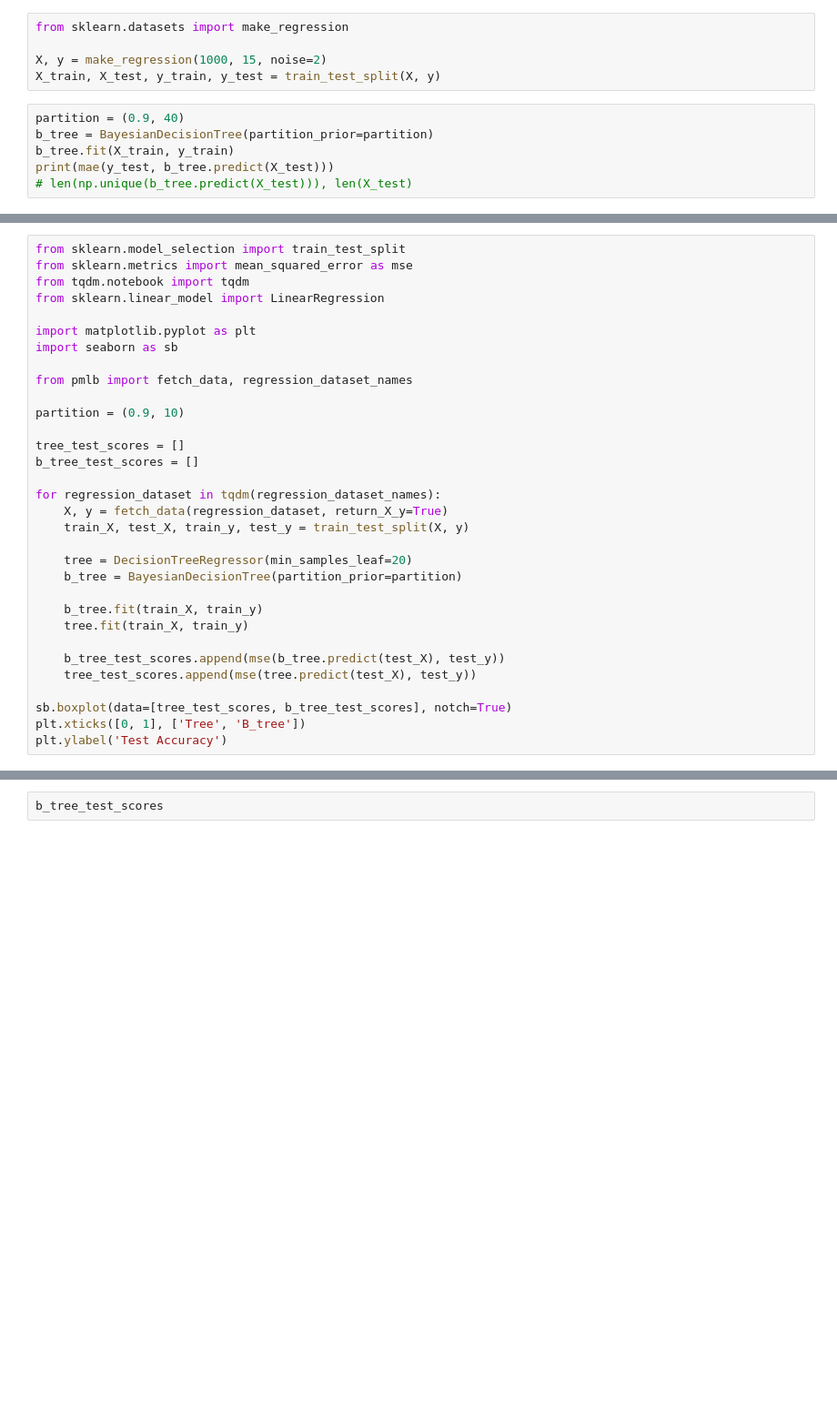
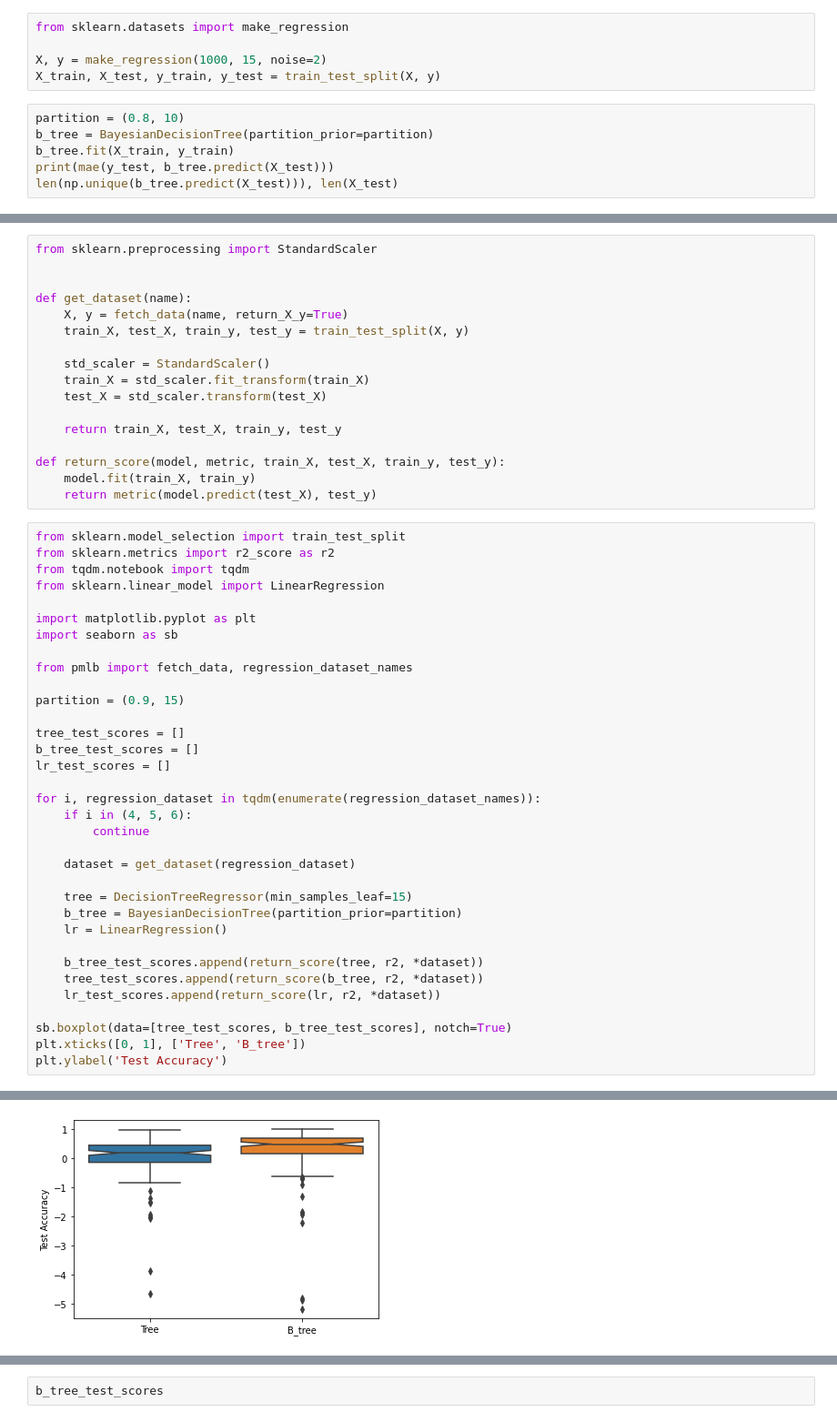
Before and after one commit to Hlibisev/bayesian_regression_tree, a Jupyter notebook: test.ipynb, the cells around one changed output, grey strips where cells are left out. Shown: that part at 91% size. Cells and saved outputs as stored; diff of their text form; blank space fills up the shorter version.

```diff
--- a/test.ipynb
+++ b/test.ipynb
@@ -128,9 +107,9 @@ from sklearn.datasets import make_regression
 X, y = make_regression(1000, 15, noise=2)
 X_train, X_test, y_train, y_test = train_test_split(X, y)
 # %%
-partition = (0.9, 40)
+partition = (0.8, 10)
 b_tree = BayesianDecisionTree(partition_prior=partition)
 b_tree.fit(X_train, y_train)
 print(mae(y_test, b_tree.predict(X_test)))
-# len(np.unique(b_tree.predict(X_test))), len(X_test)
+len(np.unique(b_tree.predict(X_test))), len(X_test)
 # %% [output]
@@ -154,6 +132,23 @@ from pmlb import regression_dataset_names
+# %%
+from sklearn.preprocessing import StandardScaler
+
+
+def get_dataset(name):
+    X, y = fetch_data(name, return_X_y=True)
+    train_X, test_X, train_y, test_y = train_test_split(X, y)
+
+    std_scaler = StandardScaler()
+    train_X = std_scaler.fit_transform(train_X)
+    test_X = std_scaler.transform(test_X)
+
+    return train_X, test_X, train_y, test_y
+
+def return_score(model, metric, train_X, test_X, train_y, test_y):
+    model.fit(train_X, train_y)
+    return metric(model.predict(test_X), test_y)
 # %%
 from sklearn.model_selection import train_test_split
-from sklearn.metrics import mean_squared_error as mse
+from sklearn.metrics import r2_score as r2
 from tqdm.notebook import tqdm
 from sklearn.linear_model import LinearRegression
 
@@ -162,23 +157,25 @@ import seaborn as sb
 
 from pmlb import fetch_data, regression_dataset_names
 
-partition = (0.9, 10)
+partition = (0.9, 15)
 
 tree_test_scores = []
 b_tree_test_scores = []
+lr_test_scores = []
 
-for regression_dataset in tqdm(regression_dataset_names):
-    X, y = fetch_data(regression_dataset, return_X_y=True)
-    train_X, test_X, train_y, test_y = train_test_split(X, y)
+for i, regression_dataset in tqdm(enumerate(regression_dataset_names)):
+    if i in (4, 5, 6):
+        continue
 
-    tree = DecisionTreeRegressor(min_samples_leaf=20)
+    dataset = get_dataset(regression_dataset)
+
+    tree = DecisionTreeRegressor(min_samples_leaf=15)
     b_tree = BayesianDecisionTree(partition_prior=partition)
+    lr = LinearRegression()
 
-    b_tree.fit(train_X, train_y)
-    tree.fit(train_X, train_y)
-
-    b_tree_test_scores.append(mse(b_tree.predict(test_X), test_y))
-    tree_test_scores.append(mse(tree.predict(test_X), test_y))
+    b_tree_test_scores.append(return_score(tree, r2, *dataset))
+    tree_test_scores.append(return_score(b_tree, r2, *dataset))
+    lr_test_scores.append(return_score(lr, r2, *dataset))
 
 sb.boxplot(data=[tree_test_scores, b_tree_test_scores], notch=True)
 plt.xticks([0, 1], ['Tree', 'B_tree'])
@@ -187,0 +185 @@ ConnectionError: HTTPSConnectionPool(host='github.com', port=443): Max retries e
+[figure, added]
```
Also changed, not shown: parts of 21 cells of this notebook, 1 other file.
